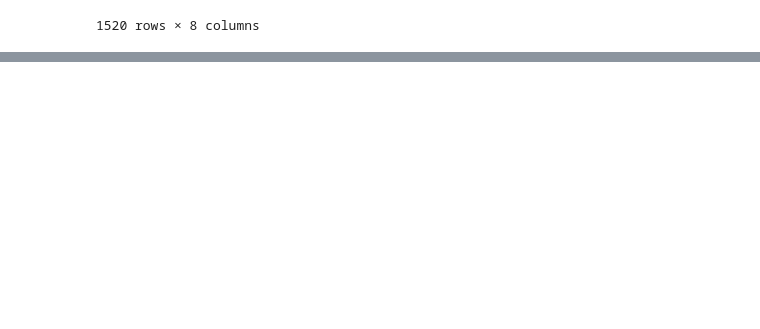
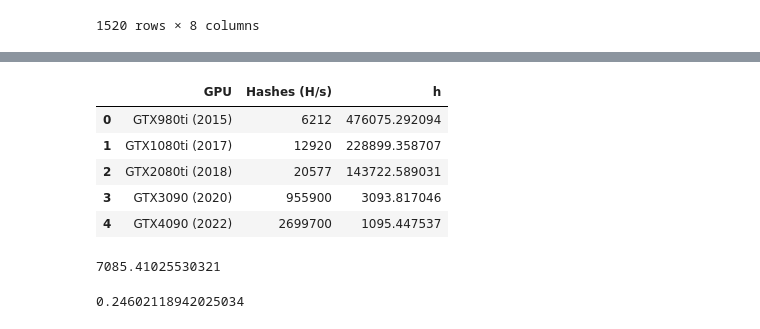
Before and after one commit to floriancircly/DJ_Storytelling, a Jupyter notebook: analytics.ipynb, the cells around one changed output, grey strips where cells are left out. Saved outputs shown, nothing was run; the diff lists cells and outputs as text; code cells hidden in the pictures; blank space fills up the shorter version.

```diff
--- a/analytics.ipynb
+++ b/analytics.ipynb
@@ -71,0 +108,6 @@ data.to_csv("Data/all_devices.csv", index=False)
+# %%
+gpu = ['GTX980ti (2015)', 'GTX1080ti (2017)', 'GTX2080ti (2018)', 'GTX3090 (2020)', 'GTX4090 (2022)']
+scores = [4981,  9421,  14621,  19977,  36529]
+zip_hash =  [6212,12920,20577,955900,2699700]
+gpu_scores = pd.DataFrame(list(zip(gpu, scores)), columns = ['GPU', 'scores'])
+zip_scores = pd.DataFrame(list(zip(gpu, zip_hash)), columns = ['GPU', 'Hashes (H/s)'])
@@ -71,0 +125,20 @@ data.to_csv("Data/all_devices.csv", index=False)
+# %%
+zip_scores["h"] = ings / zip_scores["Hashes (H/s)"] / 60 / 60 / 24 / 8
+zip_scores
+# %% [output]
+|  | GPU | Hashes (H/s) | h |
+| 0 | GTX980ti (2015) | 6212 | 476075.292094 |
+| 1 | GTX1080ti (2017) | 12920 | 228899.358707 |
+| 2 | GTX2080ti (2018) | 20577 | 143722.589031 |
+| 3 | GTX3090 (2020) | 955900 | 3093.817046 |
+| 4 | GTX4090 (2022) | 2699700 | 1095.447537 |
+# %%
+ings
+NTLM_42 = 288.5 * 1_000_000_000 # GH/s in H/s
+ings /NTLM_42
+# %% [output]
+7085.41025530321
+# %%
+ings /NTLM_42 / 60 / 60 / 8 # Stunden
+# %% [output]
+0.24602118942025034
```
Also changed, not shown: parts of 5 cells of this notebook, 2 other files.
